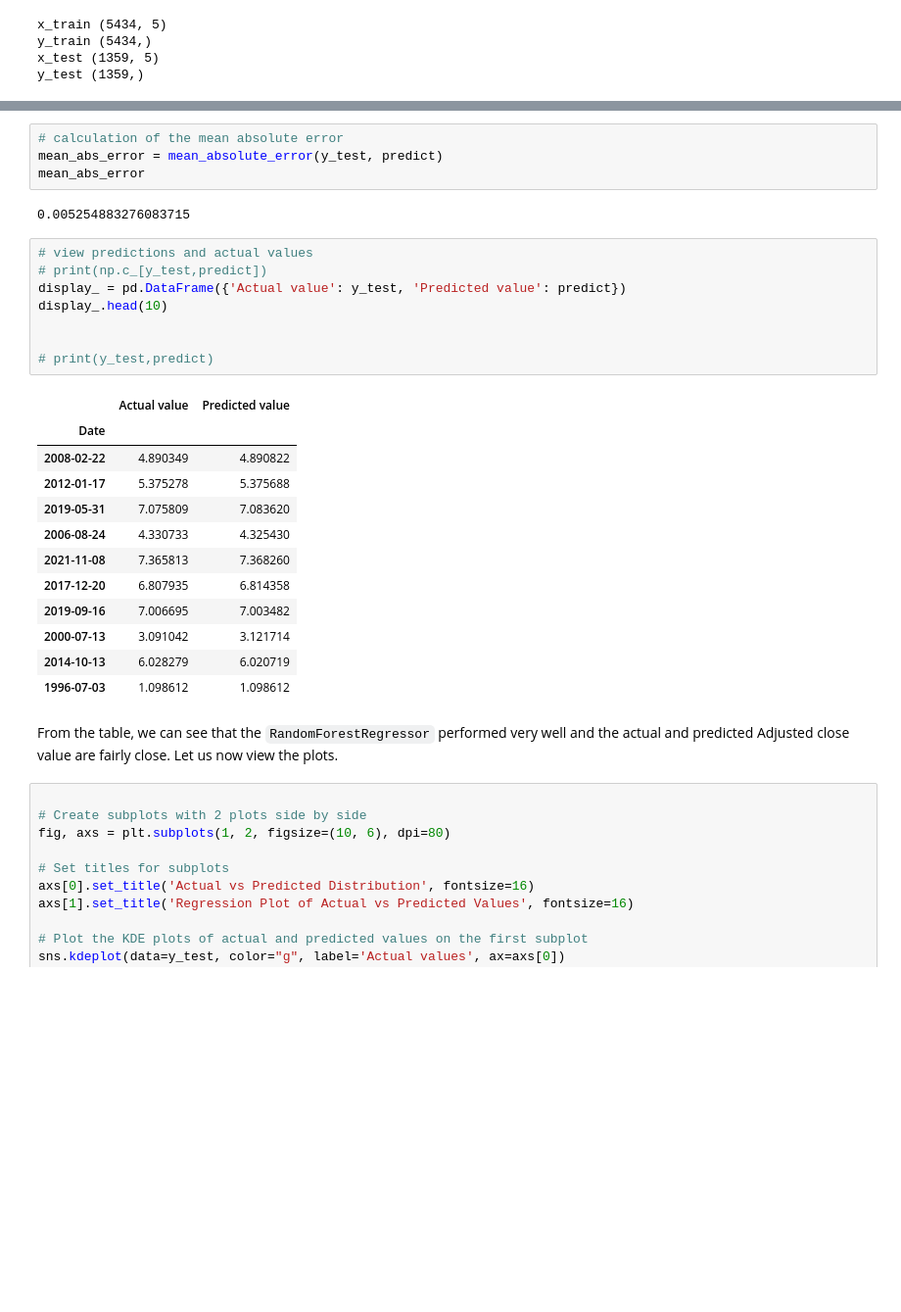
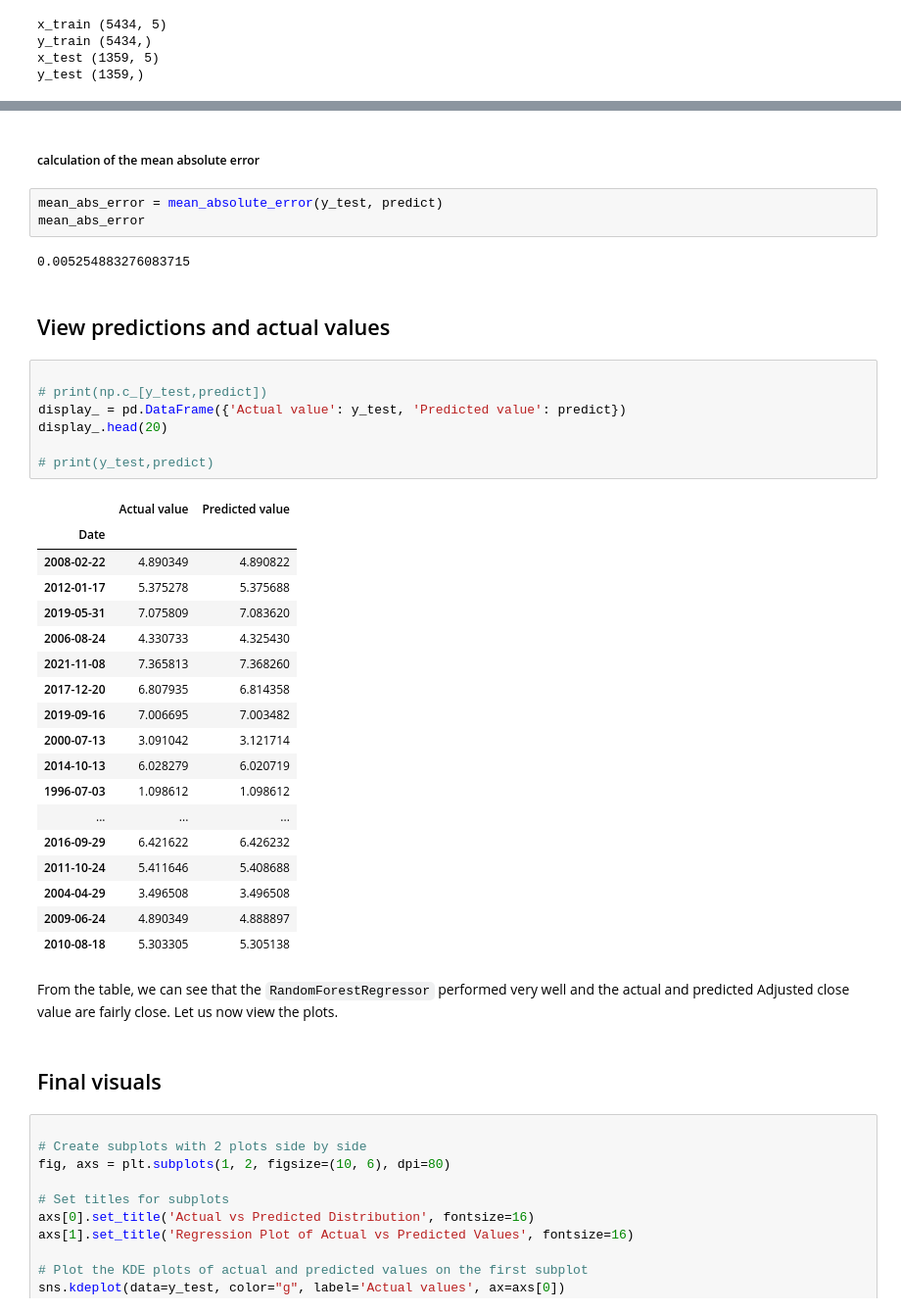
Before and after one commit to ashukla2k2/Amit_Shukla_Data_Science_Projects, a Jupyter notebook: Indian National Stock Exchange - Stock Price Prediction/Amit_NSE_Stock_Price_Predictor.ipynb, the cells around one changed output, grey strips where cells are left out. Shown at 98% size. Cells and saved outputs as stored; diff of their text form; blank space fills up the shorter version.

```diff
--- a/Indian National Stock Exchange - Stock Price Prediction/Amit_NSE_Stock_Price_Predictor.ipynb
+++ b/Indian National Stock Exchange - Stock Price Prediction/Amit_NSE_Stock_Price_Predictor.ipynb
@@ -894,32 +909,42 @@ array([4.89082249, 5.37568811, 7.08361972, ..., 6.83780148, 4.86427996,
+# %% [markdown]
+##### calculation of the mean absolute error
 # %%
-# calculation of the mean absolute error
 mean_abs_error = mean_absolute_error(y_test, predict)
 mean_abs_error
 # %% [output]
 0.005254883276083715
+# %% [markdown]
+## View predictions and actual values
 # %%
-# view predictions and actual values
+
 # print(np.c_[y_test,predict])
 display_ = pd.DataFrame({'Actual value': y_test, 'Predicted value': predict})
-display_.head(10)
-
+display_.head(20)
 
 # print(y_test,predict)
 # %% [output]
 |  | Actual value | Predicted value |
 | Date |  |  |
 | 2008-02-22 | 4.890349 | 4.890822 |
 | 2012-01-17 | 5.375278 | 5.375688 |
 | 2019-05-31 | 7.075809 | 7.083620 |
 | 2006-08-24 | 4.330733 | 4.325430 |
 | 2021-11-08 | 7.365813 | 7.368260 |
 | 2017-12-20 | 6.807935 | 6.814358 |
 | 2019-09-16 | 7.006695 | 7.003482 |
 | 2000-07-13 | 3.091042 | 3.121714 |
 | 2014-10-13 | 6.028279 | 6.020719 |
 | 1996-07-03 | 1.098612 | 1.098612 |
+| ... | ... | ... |
+| 2016-09-29 | 6.421622 | 6.426232 |
+| 2011-10-24 | 5.411646 | 5.408688 |
+| 2004-04-29 | 3.496508 | 3.496508 |
+| 2009-06-24 | 4.890349 | 4.888897 |
+| 2010-08-18 | 5.303305 | 5.305138 |
 # %% [markdown]
 From the table, we can see that the `RandomForestRegressor` performed very well and the actual and predicted Adjusted close value are fairly close. Let us now view the plots.
+# %% [markdown]
+##  Final visuals
 # %%
 
 # Create subplots with 2 plots side by side
```
Also changed, not shown: parts of 93 cells of this notebook.
